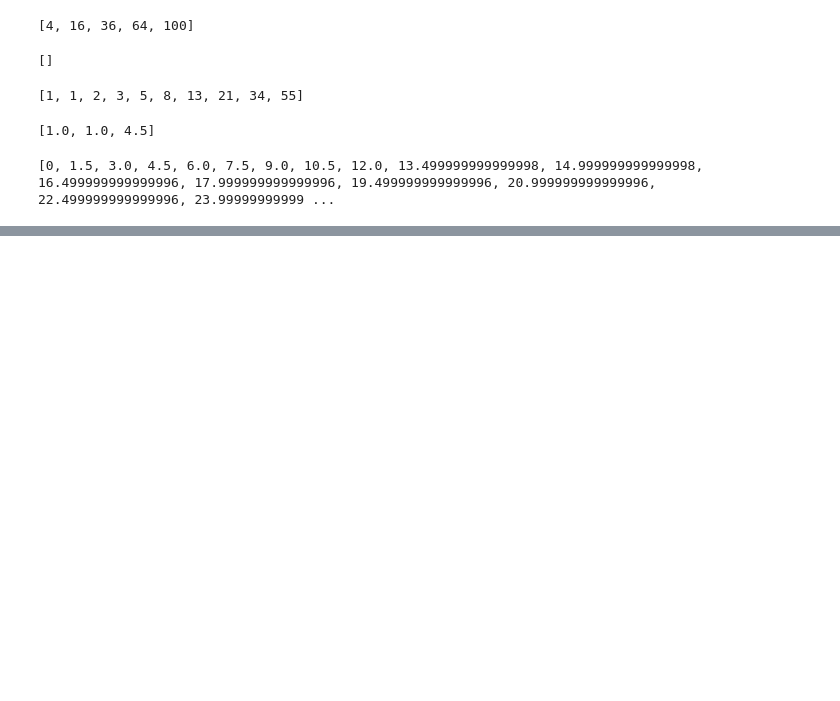
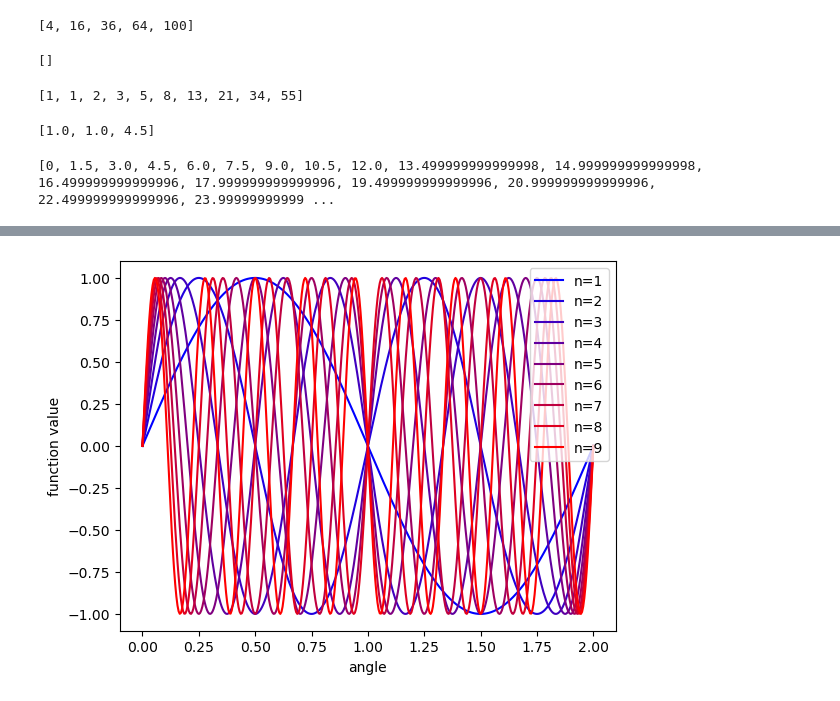
Before and after one commit to liuqiyucn/170N, a Jupyter notebook: python_tutorial_session_2_answers.ipynb, the cells around one changed output, grey strips where cells are left out. Saved outputs shown, nothing was run; the diff lists cells and outputs as text; code cells hidden in the pictures; blank space fills up the shorter version.

```diff
--- a/python_tutorial_session_2_answers.ipynb
+++ b/python_tutorial_session_2_answers.ipynb
@@ -243,0 +439,15 @@ print(position())
+# %%
+t = np.linspace(0, 2, 400)
+frequencies = range(1, 10)
+colors = np.linspace([0, 0, 1], [1, 0, 0], len(frequencies))
+
+for freq, color in zip(frequencies, colors):
+    y = np.sin(freq * np.pi * t)
+    plt.plot(t, y, color=color, label=f'n={freq}')
+
+plt.legend()
+plt.xlabel('angle')
+plt.ylabel('function value')
+plt.show()
+# %% [output]
+[figure, added]
```
Also changed, not shown: parts of 26 cells of this notebook.
